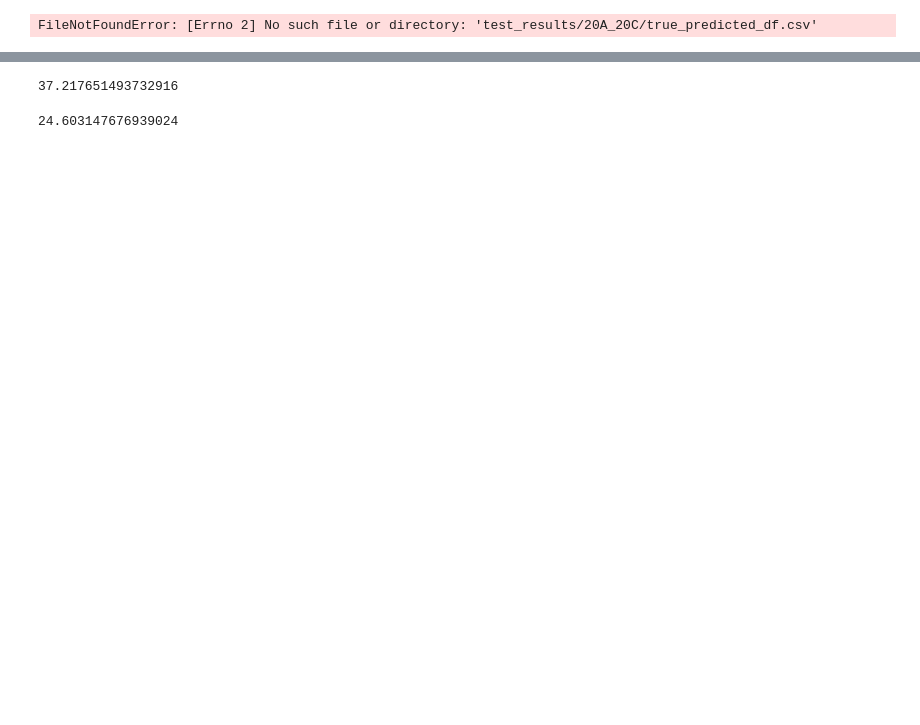
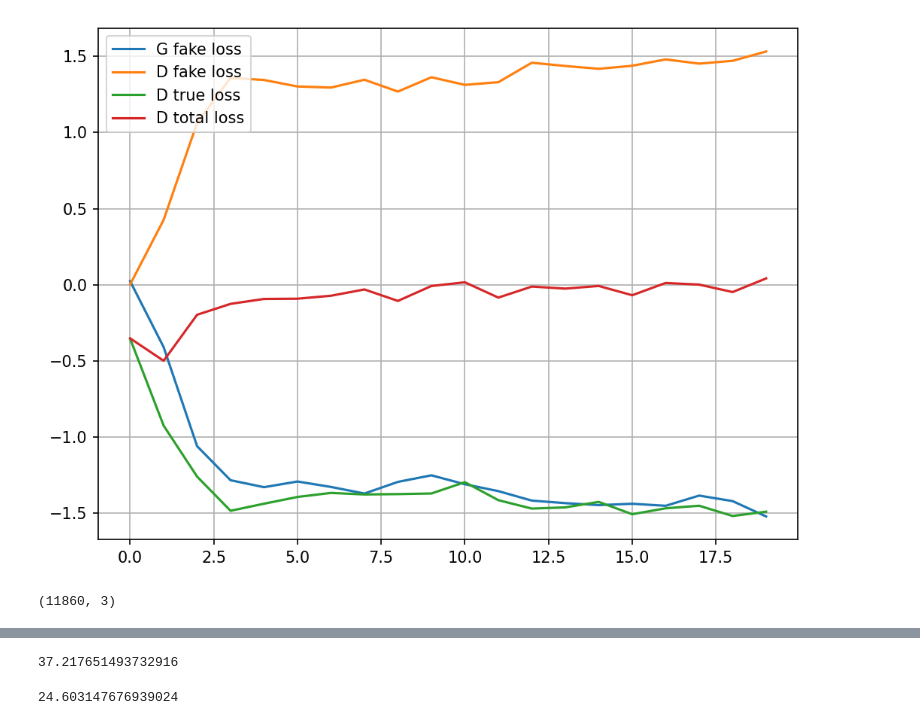
Before and after one commit to anuprulez/clade_prediction, a Jupyter notebook: analyse_results.ipynb, the cells around one changed output, grey strips where cells are left out. Saved outputs shown, nothing was run; the diff lists cells and outputs as text; code cells hidden in the pictures; blank space fills up the shorter version.

```diff
--- a/analyse_results.ipynb
+++ b/analyse_results.ipynb
@@ -56,8 +97,25 @@ plt.show()
 # %%
-df_true_pred = pd.read_csv(path_results + "true_predicted_df.csv")
-df_true_pred
+plt.figure(figsize=(8, 6), dpi=150)
+
+plt.plot(epochs, tr_gen_fake_loss)
+plt.plot(epochs, tr_disc_fake_loss)
+plt.plot(epochs, tr_disc_true_loss)
+plt.plot(epochs, tr_disc_total_loss)
+
+plt.legend(["G fake loss", "D fake loss", "D true loss", "D total loss"])
+plt.grid(True)
+plt.show()
 # %% [output]
-FileNotFoundError: [Errno 2] No such file or directory: 'test_results/20A_20C/true_predicted_df.csv'
+[figure, added]
+# %%
+## Mutations from test dataset
+df_true_pred = pd.read_csv(path_results + "true_predicted_multiple_te_y.csv", sep=",")
+
+## Mutations from train dataset
+#df_true_pred = pd.read_csv(path_results + "true_predicted_multiple_tr.csv", sep=",")
+print(df_true_pred.shape)
+# %% [output]
+(11860, 3)
 # %%
 cols = list(df_true_pred.columns)
 max_rows = 5000
```
Also changed, not shown: parts of 26 cells of this notebook.
